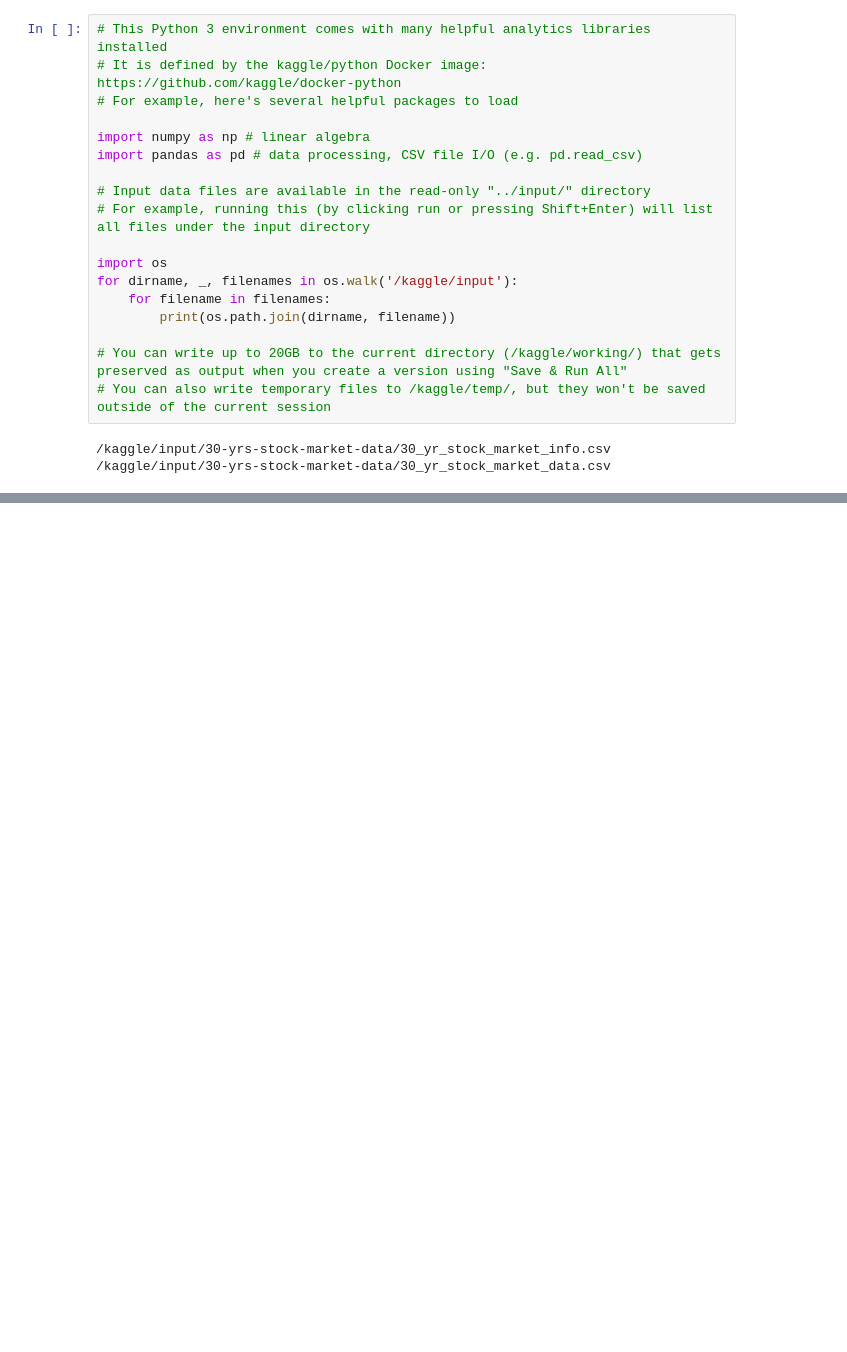
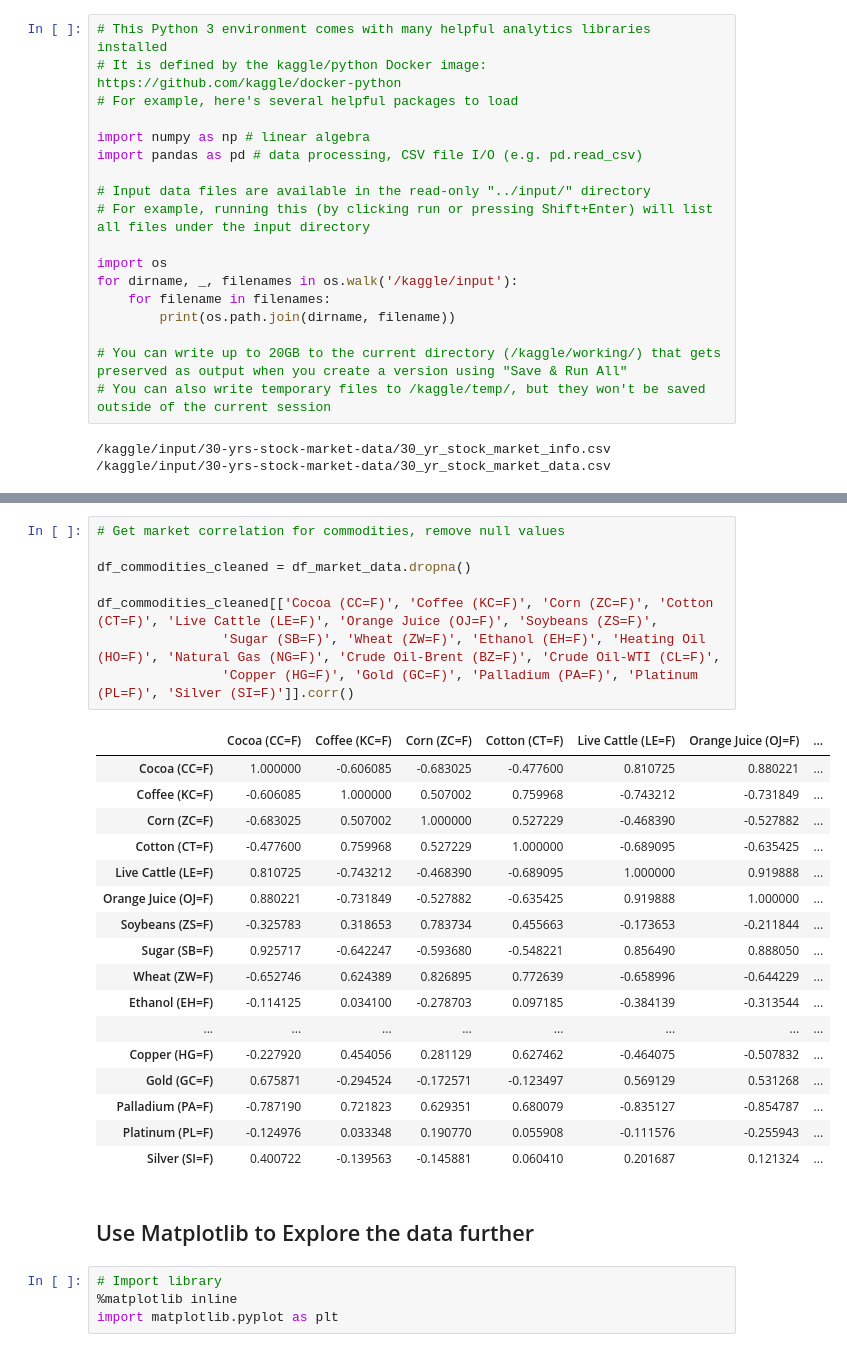
Before and after one commit to seancary62/historic-stock-market-exploration, a Jupyter notebook: historic-stock-market-exploration.ipynb, the cells around one changed output, grey strips where cells are left out. Saved outputs shown, nothing was run; the diff lists cells and outputs as text; blank space fills up the shorter version.

```diff
--- a/historic-stock-market-exploration.ipynb
+++ b/historic-stock-market-exploration.ipynb
@@ -21,0 +143,32 @@ for dirname, _, filenames in os.walk('/kaggle/input'):
+# %%
+# Get market correlation for commodities, remove null values
+
+df_commodities_cleaned = df_market_data.dropna()
+
+df_commodities_cleaned[['Cocoa (CC=F)', 'Coffee (KC=F)', 'Corn (ZC=F)', 'Cotton (CT=F)', 'Live Cattle (LE=F)', 'Orange Juice (OJ=F)', 'Soybeans (ZS=F)',
+                'Sugar (SB=F)', 'Wheat (ZW=F)', 'Ethanol (EH=F)', 'Heating Oil (HO=F)', 'Natural Gas (NG=F)', 'Crude Oil-Brent (BZ=F)', 'Crude Oil-WTI (CL=F)',
+                'Copper (HG=F)', 'Gold (GC=F)', 'Palladium (PA=F)', 'Platinum (PL=F)', 'Silver (SI=F)']].corr()
+# %% [output]
+|  | Cocoa (CC=F) | Coffee (KC=F) | Corn (ZC=F) | Cotton (CT=F) | Live Cattle (LE=F) | Orange Juice (OJ=F) | ... |
+| Cocoa (CC=F) | 1.000000 | -0.606085 | -0.683025 | -0.477600 | 0.810725 | 0.880221 | ... |
+| Coffee (KC=F) | -0.606085 | 1.000000 | 0.507002 | 0.759968 | -0.743212 | -0.731849 | ... |
+| Corn (ZC=F) | -0.683025 | 0.507002 | 1.000000 | 0.527229 | -0.468390 | -0.527882 | ... |
+| Cotton (CT=F) | -0.477600 | 0.759968 | 0.527229 | 1.000000 | -0.689095 | -0.635425 | ... |
+| Live Cattle (LE=F) | 0.810725 | -0.743212 | -0.468390 | -0.689095 | 1.000000 | 0.919888 | ... |
+| Orange Juice (OJ=F) | 0.880221 | -0.731849 | -0.527882 | -0.635425 | 0.919888 | 1.000000 | ... |
+| Soybeans (ZS=F) | -0.325783 | 0.318653 | 0.783734 | 0.455663 | -0.173653 | -0.211844 | ... |
+| Sugar (SB=F) | 0.925717 | -0.642247 | -0.593680 | -0.548221 | 0.856490 | 0.888050 | ... |
+| Wheat (ZW=F) | -0.652746 | 0.624389 | 0.826895 | 0.772639 | -0.658996 | -0.644229 | ... |
+| Ethanol (EH=F) | -0.114125 | 0.034100 | -0.278703 | 0.097185 | -0.384139 | -0.313544 | ... |
+| ... | ... | ... | ... | ... | ... | ... | ... |
+| Copper (HG=F) | -0.227920 | 0.454056 | 0.281129 | 0.627462 | -0.464075 | -0.507832 | ... |
+| Gold (GC=F) | 0.675871 | -0.294524 | -0.172571 | -0.123497 | 0.569129 | 0.531268 | ... |
+| Palladium (PA=F) | -0.787190 | 0.721823 | 0.629351 | 0.680079 | -0.835127 | -0.854787 | ... |
+| Platinum (PL=F) | -0.124976 | 0.033348 | 0.190770 | 0.055908 | -0.111576 | -0.255943 | ... |
+| Silver (SI=F) | 0.400722 | -0.139563 | -0.145881 | 0.060410 | 0.201687 | 0.121324 | ... |
+# %% [markdown]
+## Use Matplotlib to Explore the data further
+# %%
+# Import library
+%matplotlib inline
+import matplotlib.pyplot as plt
```
Also changed, not shown: parts of 12 cells of this notebook.
